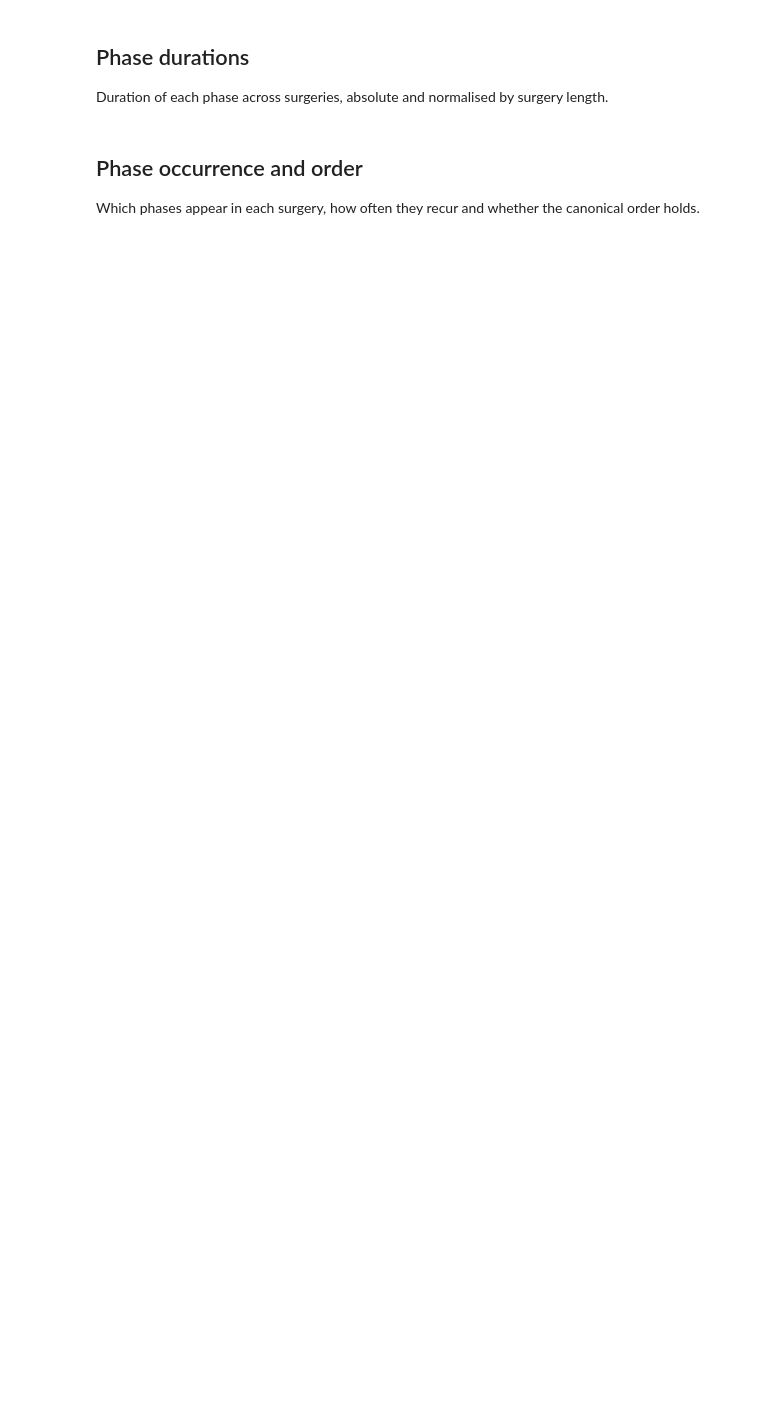
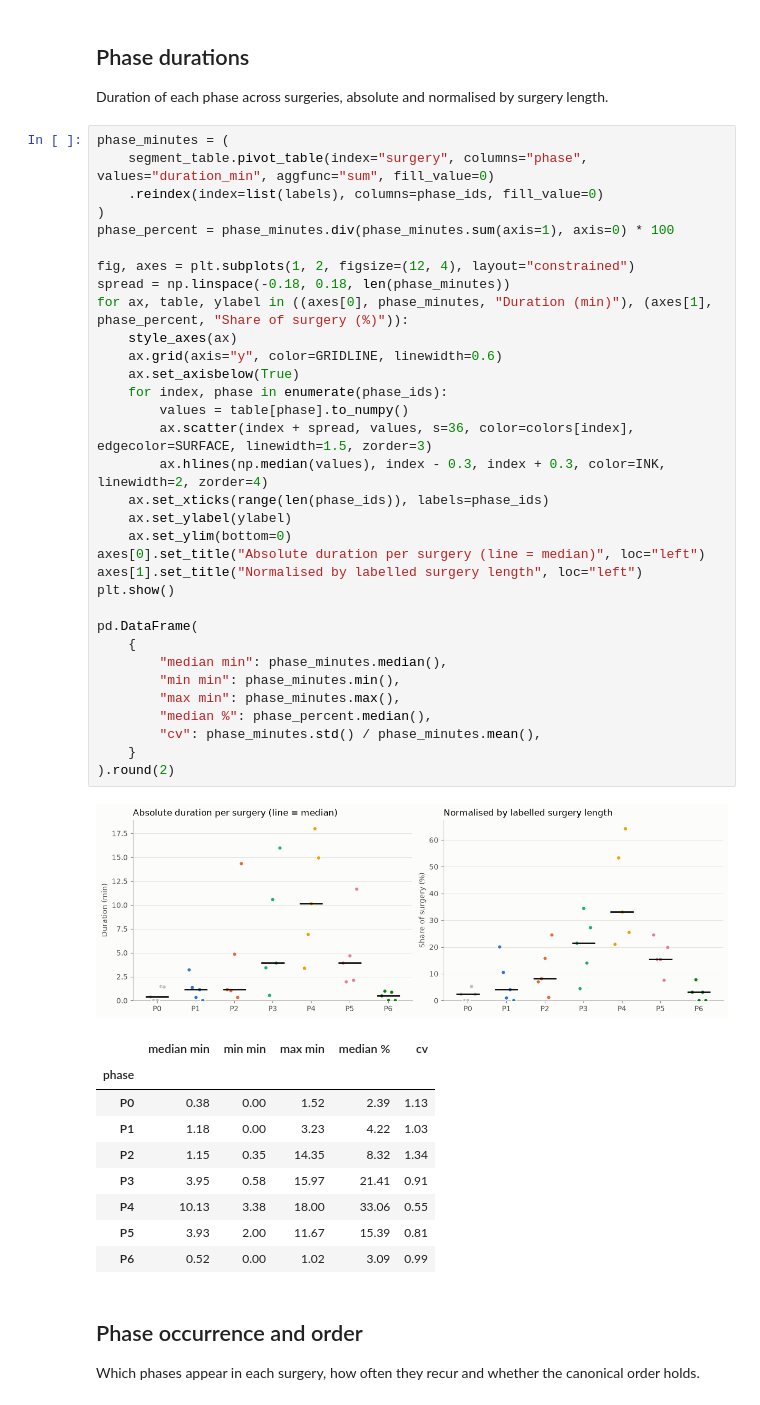
Before and after one commit to sharifbubuka/surgphase, a Jupyter notebook: notebooks/1__data_analysis.ipynb, the cells around one changed output. Drawn from its saved outputs; the diff is of its cells as text; blank space fills up the shorter version.

```diff
--- a/notebooks/1__data_analysis.ipynb
+++ b/notebooks/1__data_analysis.ipynb
@@ -119,6 +340,50 @@ Frame share per phase, overall and per surgery. Shows class imbalance.
 ## Phase durations
 
 Duration of each phase across surgeries, absolute and normalised by surgery length.
+# %%
+phase_minutes = (
+    segment_table.pivot_table(index="surgery", columns="phase", values="duration_min", aggfunc="sum", fill_value=0)
+    .reindex(index=list(labels), columns=phase_ids, fill_value=0)
+)
+phase_percent = phase_minutes.div(phase_minutes.sum(axis=1), axis=0) * 100
+
+fig, axes = plt.subplots(1, 2, figsize=(12, 4), layout="constrained")
+spread = np.linspace(-0.18, 0.18, len(phase_minutes))
+for ax, table, ylabel in ((axes[0], phase_minutes, "Duration (min)"), (axes[1], phase_percent, "Share of surgery (%)")):
+    style_axes(ax)
+    ax.grid(axis="y", color=GRIDLINE, linewidth=0.6)
+    ax.set_axisbelow(True)
+    for index, phase in enumerate(phase_ids):
+        values = table[phase].to_numpy()
+        ax.scatter(index + spread, values, s=36, color=colors[index], edgecolor=SURFACE, linewidth=1.5, zorder=3)
+        ax.hlines(np.median(values), index - 0.3, index + 0.3, color=INK, linewidth=2, zorder=4)
+    ax.set_xticks(range(len(phase_ids)), labels=phase_ids)
+    ax.set_ylabel(ylabel)
+    ax.set_ylim(bottom=0)
+axes[0].set_title("Absolute duration per surgery (line = median)", loc="left")
+axes[1].set_title("Normalised by labelled surgery length", loc="left")
+plt.show()
+
+pd.DataFrame(
+    {
+        "median min": phase_minutes.median(),
+        "min min": phase_minutes.min(),
+        "max min": phase_minutes.max(),
+        "median %": phase_percent.median(),
+        "cv": phase_minutes.std() / phase_minutes.mean(),
+    }
+).round(2)
+# %% [output]
+[figure, added]
+|  | median min | min min | max min | median % | cv |
+| phase |  |  |  |  |  |
+| P0 | 0.38 | 0.00 | 1.52 | 2.39 | 1.13 |
+| P1 | 1.18 | 0.00 | 3.23 | 4.22 | 1.03 |
+| P2 | 1.15 | 0.35 | 14.35 | 8.32 | 1.34 |
+| P3 | 3.95 | 0.58 | 15.97 | 21.41 | 0.91 |
+| P4 | 10.13 | 3.38 | 18.00 | 33.06 | 0.55 |
+| P5 | 3.93 | 2.00 | 11.67 | 15.39 | 0.81 |
+| P6 | 0.52 | 0.00 | 1.02 | 3.09 | 0.99 |
 # %% [markdown]
 ## Phase occurrence and order
 
```
Also changed, not shown: parts of 14 cells of this notebook.
